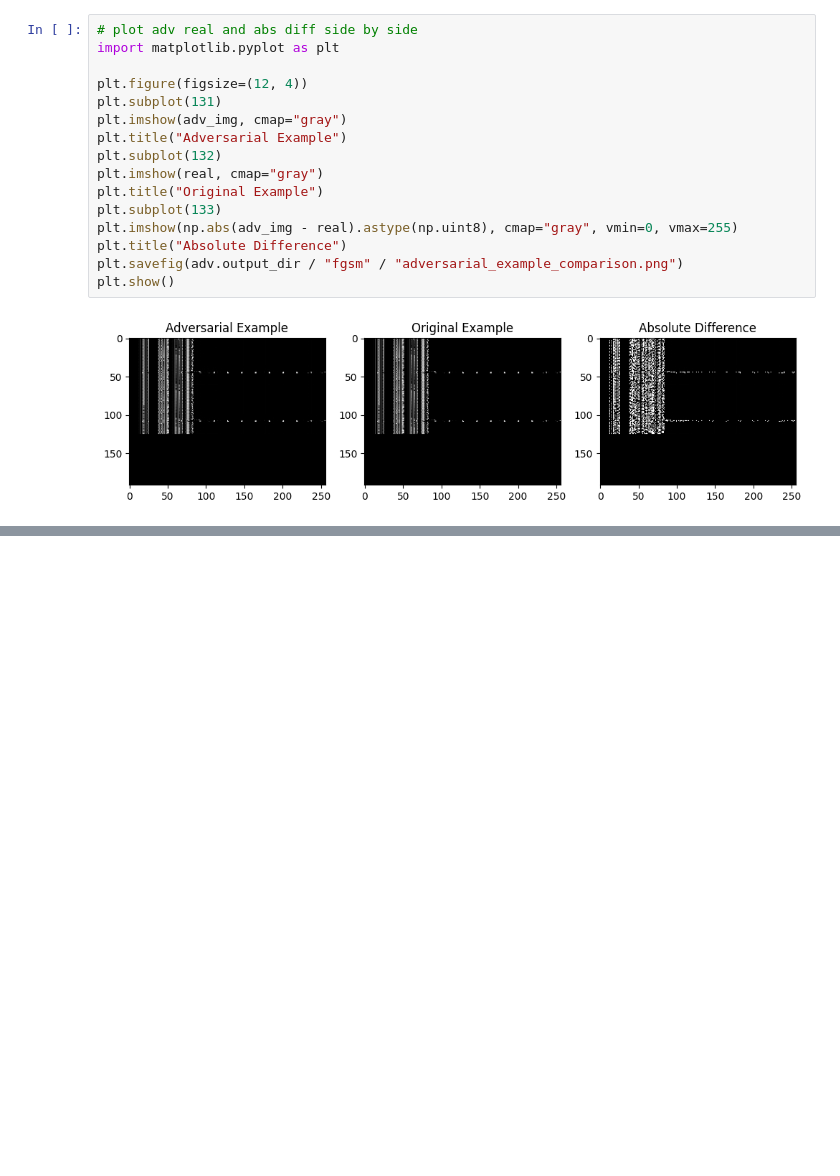
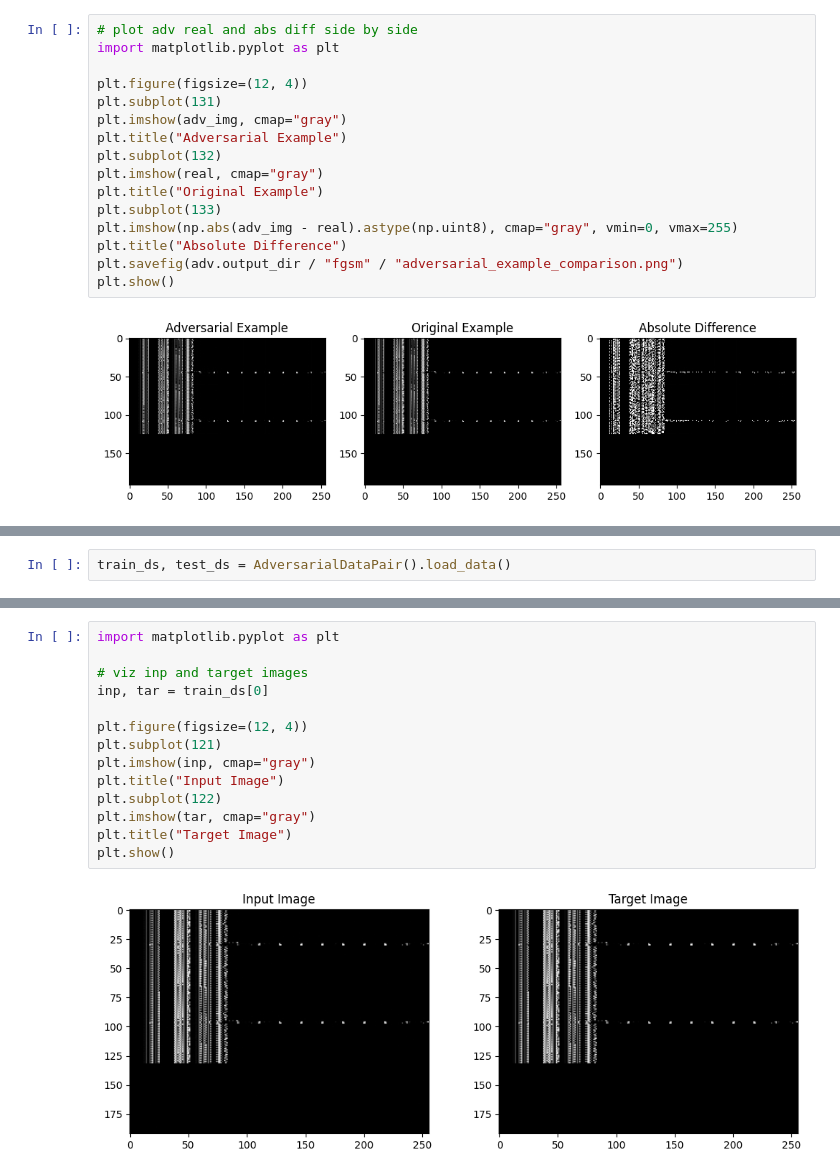
Before and after one commit to cs7org/i7-IDS, a Jupyter notebook: notebooks/adversarial_expt.ipynb, the cells around one changed output, grey strips where cells are left out. Cells and saved outputs as stored; diff of their text form; blank space fills up the shorter version.

Commit message:
update for trainers and ae

```diff
--- a/notebooks/adversarial_expt.ipynb
+++ b/notebooks/adversarial_expt.ipynb
@@ -589,0 +853,2 @@ plt.show()
+# %%
+train_ds, test_ds = AdversarialDataPair().load_data()
@@ -589,0 +870,16 @@ plt.show()
+# %%
+import matplotlib.pyplot as plt
+
+# viz inp and target images
+inp, tar = train_ds[0]
+
+plt.figure(figsize=(12, 4))
+plt.subplot(121)
+plt.imshow(inp, cmap="gray")
+plt.title("Input Image")
+plt.subplot(122)
+plt.imshow(tar, cmap="gray")
+plt.title("Target Image")
+plt.show()
+# %% [output]
+[figure, added]
```
Also changed, not shown: parts of 8 cells of this notebook, 11 other files.
